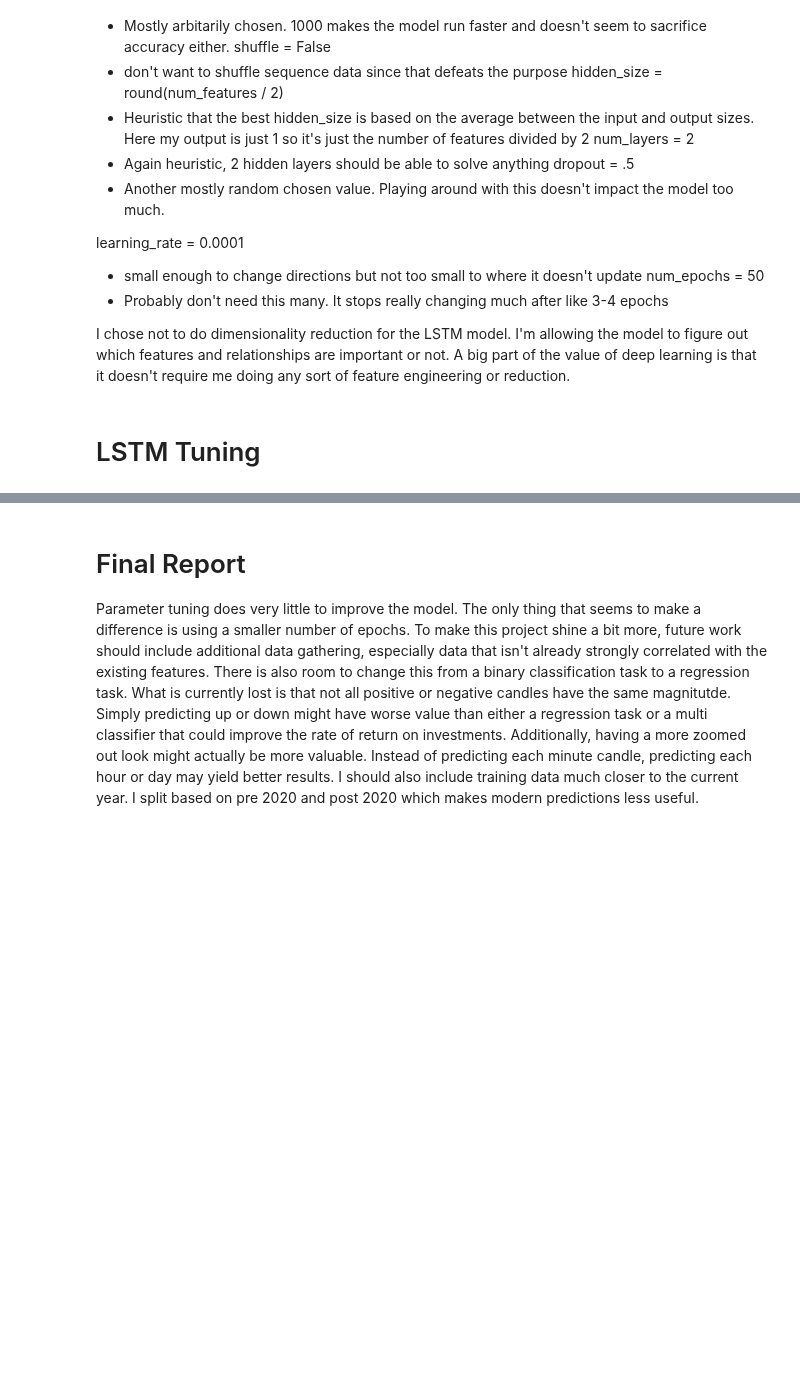
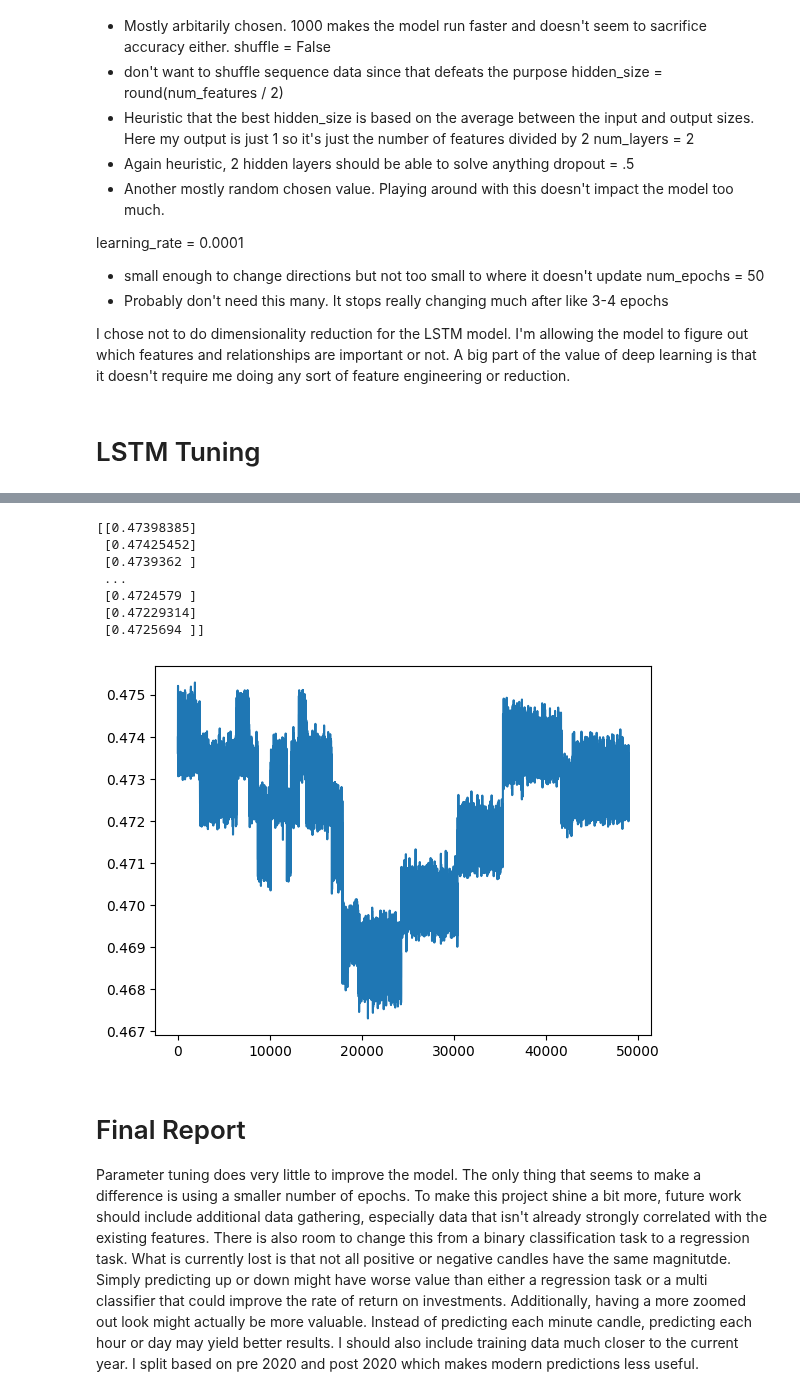
Before and after one commit to connorjsmith28/trading, a Jupyter notebook: models/ltsm.ipynb, the cells around one changed output, grey strips where cells are left out. Cells and saved outputs as stored; diff of their text form; code cells hidden in the pictures; blank space fills up the shorter version.

Commit message:
Still some sort of issue with reproducability. Most notable in plotting the output

```diff
--- a/models/ltsm.ipynb
+++ b/models/ltsm.ipynb
@@ -330,7 +330,7 @@ net.eval()
 with torch.no_grad():
     for dummy, data in enumerate(test_dataloader):
         seqs = data[0].view(batch_size, sequence_len, num_features)
-        outputs = net(data[0]).squeeze()
+        outputs = net(seqs).squeeze()
         acc(torch.round(outputs), data[1])
 
 print(f"Test accuracy score: {acc.compute()}")
@@ -386,7 +386,7 @@ def train_and_evaluate(model, num_epochs, batch_size):
     for epoch in range(num_epochs):
         for dummy, data in enumerate(train_dataloader):
             seqs = data[0].view(batch_size, sequence_len, num_features)
-            outputs = model(data[0]).squeeze()
+            outputs = model(seqs).squeeze()
             loss = criterion(outputs, data[1])
             optimizer.zero_grad()
             loss.backward()
@@ -397,14 +397,14 @@ def train_and_evaluate(model, num_epochs, batch_size):
     with torch.no_grad():
         for dummy, data in enumerate(test_dataloader):
             seqs = data[0].view(batch_size, sequence_len, num_features)
-            outputs = model(data[0]).squeeze()
+            outputs = model(seqs).squeeze()
             acc(torch.round(outputs), data[1])
 
     return acc.compute().numpy()
 # %%
 learning_rates = [.00001, .00005, .0001]
 batch_sizes = [1000, 5000]
-epochs = [2, 3, 5, 10, 25]
+epochs = [2, 3, 5, 10, 50]
 # %%
 best_score = 0
 best_params = None
@@ -439,6 +449,9 @@ learning_rate: 1e-05 batch_size: 5000 ne: 10 current_score: 0.54433686
 # %%
-def plot_best_model(model, best_params, test_dataloader):
-    net = Net(input_size=num_features)
+def plot_best_model(model, best_params, train_data_set, test_data_set):
+
+    train_dataloader = DataLoader(train_data_set, batch_size=best_params['batch_size'], shuffle=False, drop_last=True)
+    test_dataloader = DataLoader(test_data_set, batch_size=best_params['batch_size'], shuffle=False, drop_last=True)
+
     criterion = nn.BCELoss(reduction='sum') # for binary prediction. Using the 'target' column
     #criterion = nn.MSELoss() # for regression, predicting the 'close' column
     optimizer = optim.Adam(
@@ -448,20 +461,38 @@ def plot_best_model(model, best_params, test_dataloader):
     predictions = []
 
     for epoch in range(best_params['num_epochs']):
-        for seqs, labels in enumerate(train_dataloader):
-            seqs = seqs.view(best_params['batch_size'], sequence_len, num_features)
-            outputs = net(seqs).squeeze()
-            predictions.append(outputs)
-            loss = criterion(outputs, labels)
+        for dummy, data in enumerate(train_dataloader):
+            seqs = data[0].view(best_params['batch_size'], sequence_len, num_features)
+            outputs = model(seqs).squeeze()
+            loss = criterion(outputs, data[1])
             optimizer.zero_grad()
             loss.backward()
             optimizer.step()
 
-    test_data_df = pd.DataFrame(list(test_dataloader))
-    test_data_df.plot()
-    predictions_df = pd.DataFrame(predictions)
-    predictions_df.plot()
+    model.eval()
+    with torch.no_grad():
+        for dummy, data in enumerate(test_dataloader):
+            seqs = data[0].view(best_params['batch_size'], sequence_len, num_features)
+            outputs = model(seqs).squeeze()
+            predictions.append(outputs)
+
+    predictions = np.array(predictions).reshape(-1,1)
+    print(predictions)
+    plt.plot(predictions)
     plt.show()
+# %%
+net = Net(input_size=num_features)
+
+plot_best_model(net, best_params, train_data_set, test_data_set)
+# %% [output]
+[[0.47398385]
+ [0.47425452]
+ [0.4739362 ]
+ ...
+ [0.4724579 ]
+ [0.47229314]
+ [0.4725694 ]]
+[figure, added]
 # %% [markdown]
 # Final Report
 
```
Also changed, not shown: parts of 4 cells of this notebook, 1 other file.
